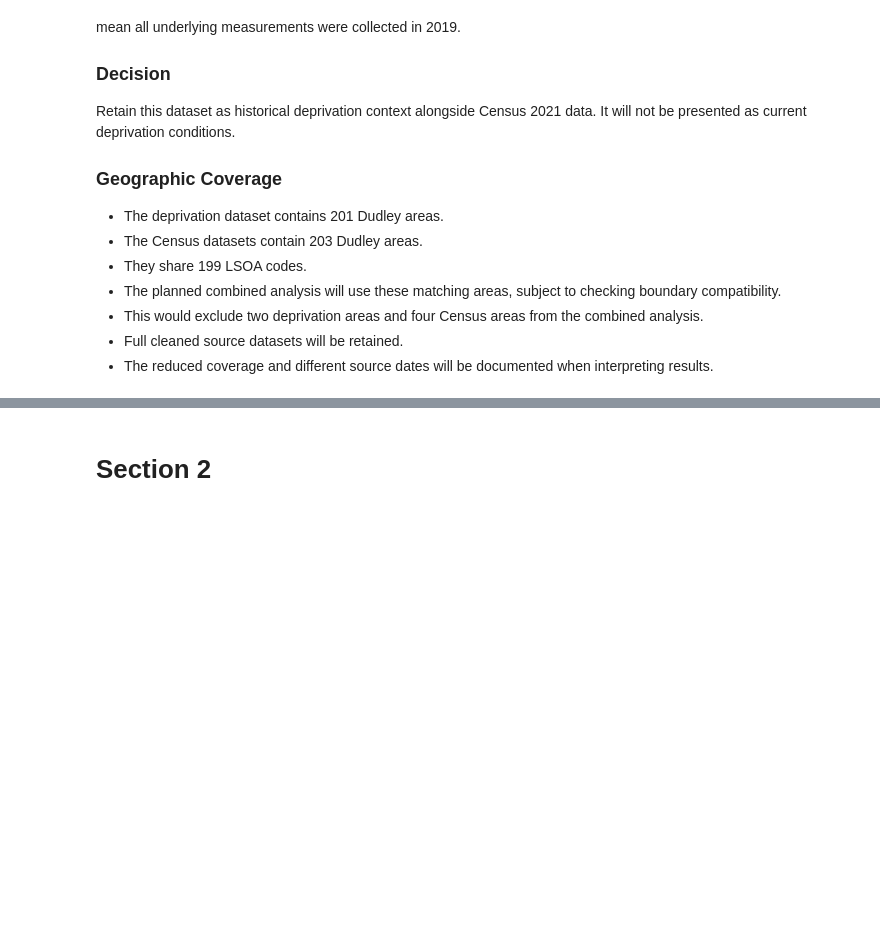
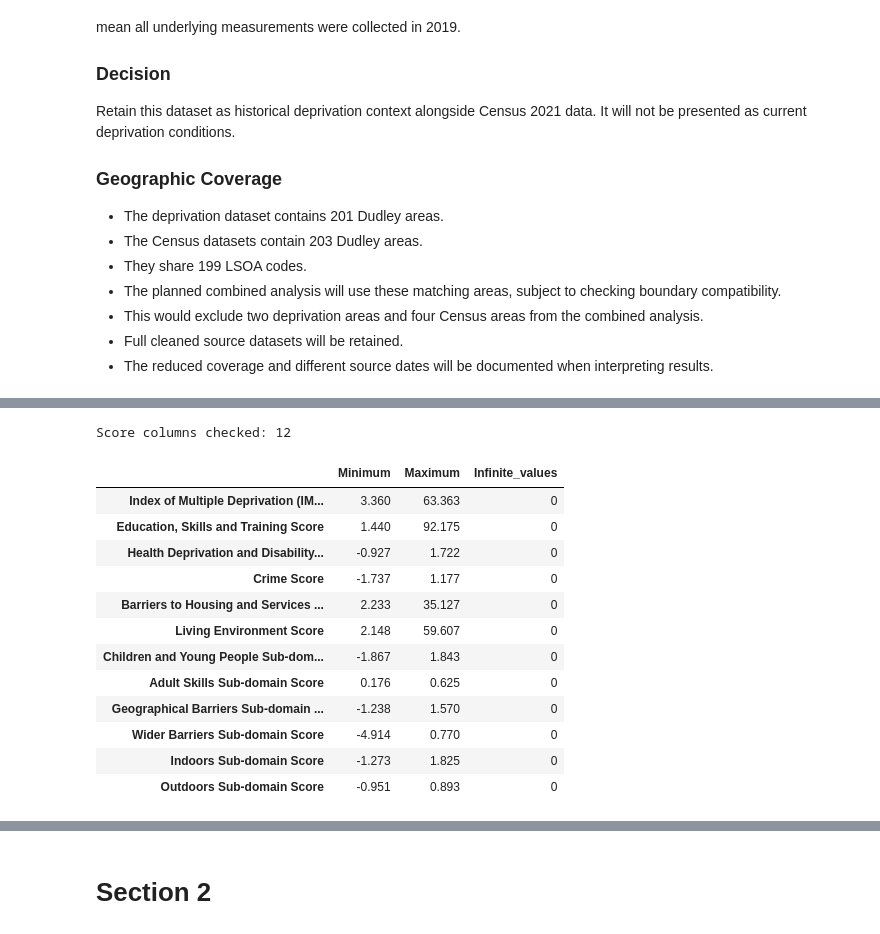
Before and after one commit to LieneRubule/dudley-employment-barriers, a Jupyter notebook: jupyter_notebooks/05_clean_iod.ipynb, the cells around one changed output, grey strips where cells are left out. Drawn from its saved outputs; the diff is of its cells as text; code cells hidden in the pictures; blank space fills up the shorter version.

Commit message:
Inspect remaining deprivation score ranges and finite values

```diff
--- a/jupyter_notebooks/05_clean_iod.ipynb
+++ b/jupyter_notebooks/05_clean_iod.ipynb
@@ -592,0 +601,34 @@ conditions.
+# %%
+# Developed with ChatGPT assistance to inspect remaining scores.
+import numpy as np
+
+# Select score columns excluding the four rates already checked.
+score_columns = [
+    column for column in iod_clean.columns
+    if "Score" in column and column not in rate_columns
+]
+
+# Inspect ranges and check for infinite values without changing data.
+score_checks = pd.DataFrame({
+    "Minimum": iod_clean[score_columns].min(),
+    "Maximum": iod_clean[score_columns].max(),
+    "Infinite_values": np.isinf(iod_clean[score_columns]).sum()
+})
+
+print(f"Score columns checked: {len(score_columns)}")
+display(score_checks)
+# %% [output]
+Score columns checked: 12
+|  | Minimum | Maximum | Infinite_values |
+| Index of Multiple Deprivation (IM... | 3.360 | 63.363 | 0 |
+| Education, Skills and Training Score | 1.440 | 92.175 | 0 |
+| Health Deprivation and Disability... | -0.927 | 1.722 | 0 |
+| Crime Score | -1.737 | 1.177 | 0 |
+| Barriers to Housing and Services ... | 2.233 | 35.127 | 0 |
+| Living Environment Score | 2.148 | 59.607 | 0 |
+| Children and Young People Sub-dom... | -1.867 | 1.843 | 0 |
+| Adult Skills Sub-domain Score | 0.176 | 0.625 | 0 |
+| Geographical Barriers Sub-domain ... | -1.238 | 1.570 | 0 |
+| Wider Barriers Sub-domain Score | -4.914 | 0.770 | 0 |
+| Indoors Sub-domain Score | -1.273 | 1.825 | 0 |
+| Outdoors Sub-domain Score | -0.951 | 0.893 | 0 |
```
Also changed, not shown: parts of 3 cells of this notebook.
